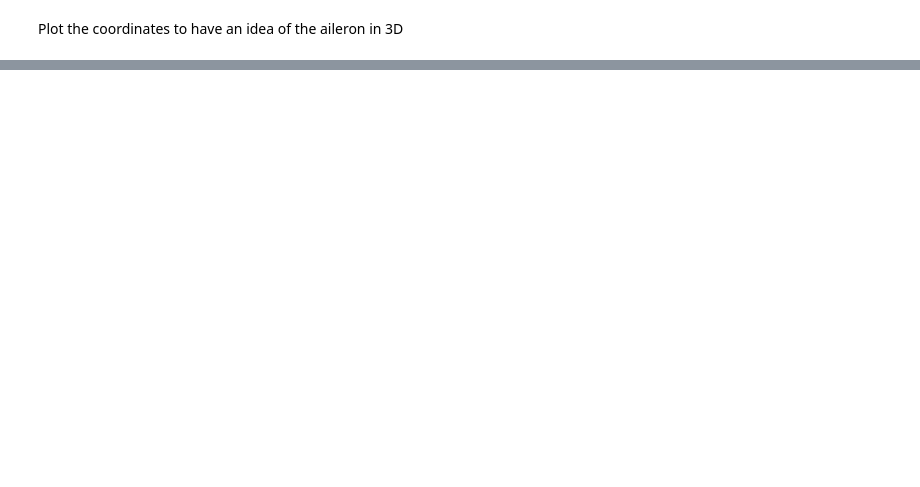
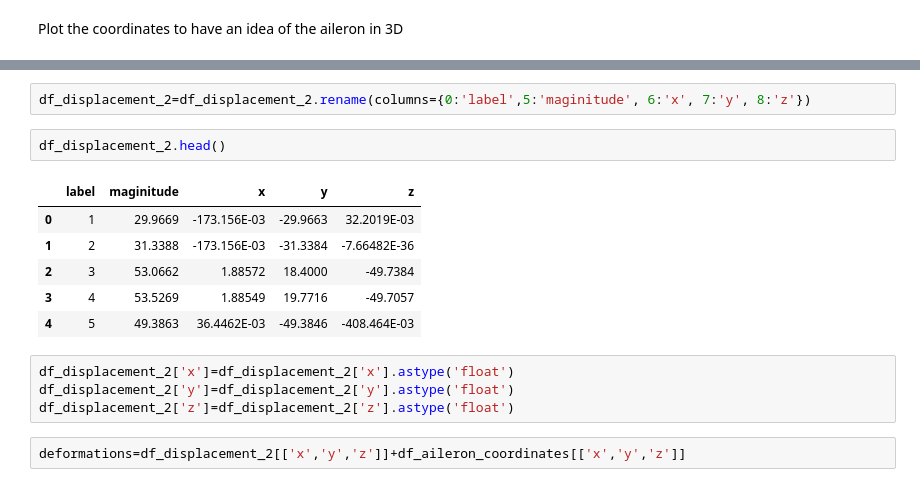
Before and after one commit to LukeDeWaal/SVV2019, a Jupyter notebook: validation_data_exploration.ipynb, the cells around one changed output, grey strips where cells are left out. Cells and saved outputs as stored; diff of their text form; blank space fills up the shorter version.

```diff
--- a/validation_data_exploration.ipynb
+++ b/validation_data_exploration.ipynb
@@ -68,0 +138,17 @@ ax.scatter3D(df_aileron_coordinates['z'],df_aileron_coordinates['x'], df_aileron
+# %%
+df_displacement_2=df_displacement_2.rename(columns={0:'label',5:'maginitude', 6:'x', 7:'y', 8:'z'})
+# %%
+df_displacement_2.head()
+# %% [output]
+|  | label | maginitude | x | y | z |
+| 0 | 1 | 29.9669 | -173.156E-03 | -29.9663 | 32.2019E-03 |
+| 1 | 2 | 31.3388 | -173.156E-03 | -31.3384 | -7.66482E-36 |
+| 2 | 3 | 53.0662 | 1.88572 | 18.4000 | -49.7384 |
+| 3 | 4 | 53.5269 | 1.88549 | 19.7716 | -49.7057 |
+| 4 | 5 | 49.3863 | 36.4462E-03 | -49.3846 | -408.464E-03 |
+# %%
+df_displacement_2['x']=df_displacement_2['x'].astype('float')
+df_displacement_2['y']=df_displacement_2['y'].astype('float')
+df_displacement_2['z']=df_displacement_2['z'].astype('float')
+# %%
+deformations=df_displacement_2[['x','y','z']]+df_aileron_coordinates[['x','y','z']]
```
Also changed, not shown: parts of 12 cells of this notebook, 1 other file.
